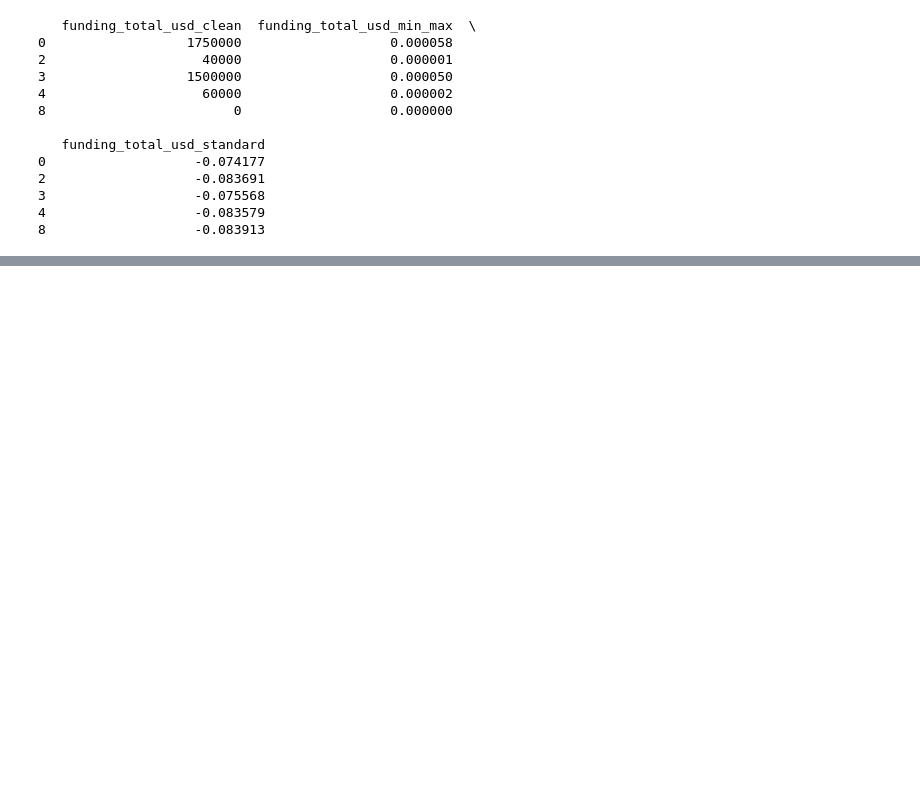
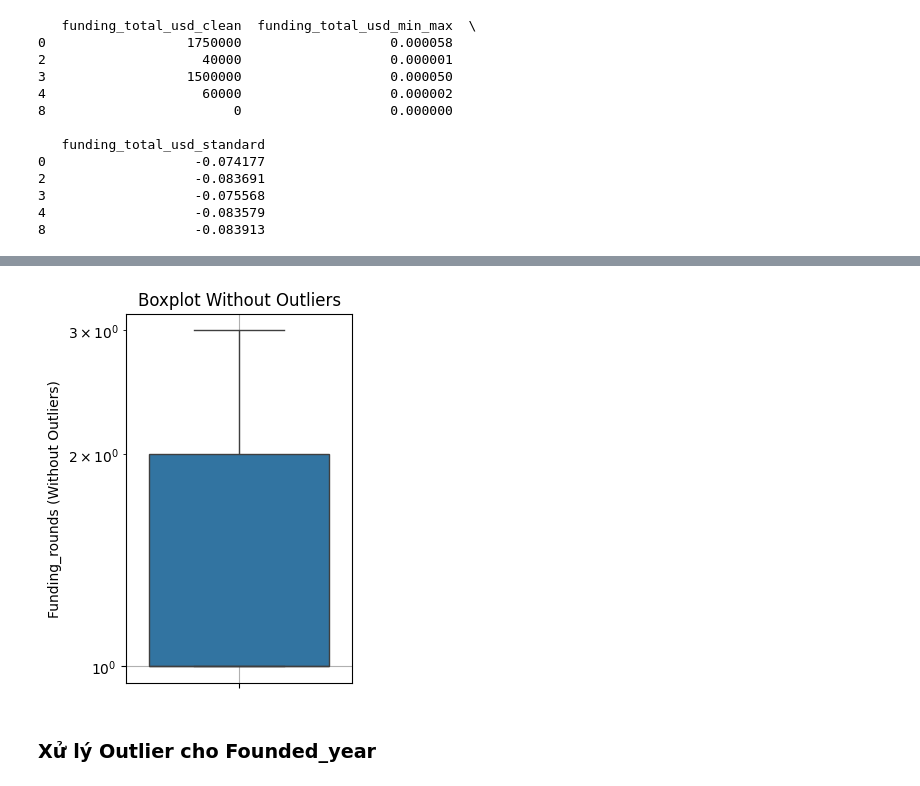
Before and after one commit to SerenaDinhBuiThuLinh/Data-Preprocessing-TLU, a Jupyter notebook: data_preprocessing_tlu.ipynb, the cells around one changed output, grey strips where cells are left out. Cells and saved outputs as stored; diff of their text form; code cells hidden in the pictures; blank space fills up the shorter version.

```diff
--- a/data_preprocessing_tlu.ipynb
+++ b/data_preprocessing_tlu.ipynb
@@ -404,0 +475,6 @@ print(df[['funding_total_usd_clean', 'funding_total_usd_min_max', 'funding_total
+# %%
+Q1_round = df['funding_rounds'].quantile(0.25)
+Q3_round = df['funding_rounds'].quantile(0.75)
+IQR_round = Q3_round - Q1_round
+lower_bound_round = Q1_round - 1.5 * IQR_round
+upper_bound_round = Q3_round + 1.5 * IQR_round
@@ -404,0 +493,14 @@ print(df[['funding_total_usd_clean', 'funding_total_usd_min_max', 'funding_total
+# %%
+data_no_outliers_round = df[(df['funding_rounds'] >= lower_bound_round) &
+                        (df['funding_rounds'] <= upper_bound_round)]
+# %%
+plt.subplot(1, 2, 2)
+sns.boxplot(y=data_no_outliers_round['funding_rounds'])
+plt.title('Boxplot Without Outliers')
+plt.ylabel('Funding_rounds (Without Outliers)')
+plt.yscale('log')
+plt.grid(True)
+# %% [output]
+[figure, added]
+# %% [markdown]
+### Xử lý Outlier cho Founded_year
```
Also changed, not shown: parts of 29 cells of this notebook.
